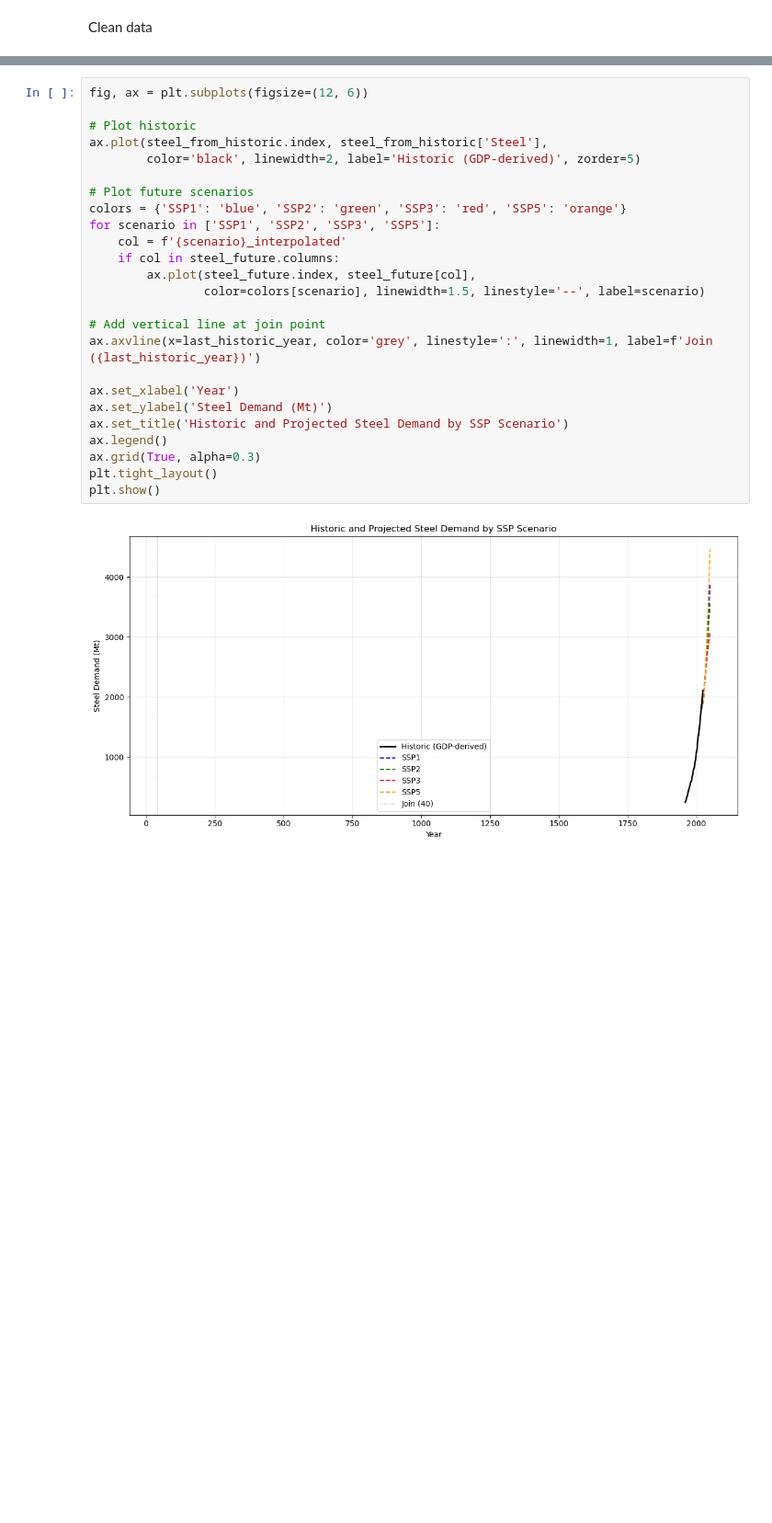
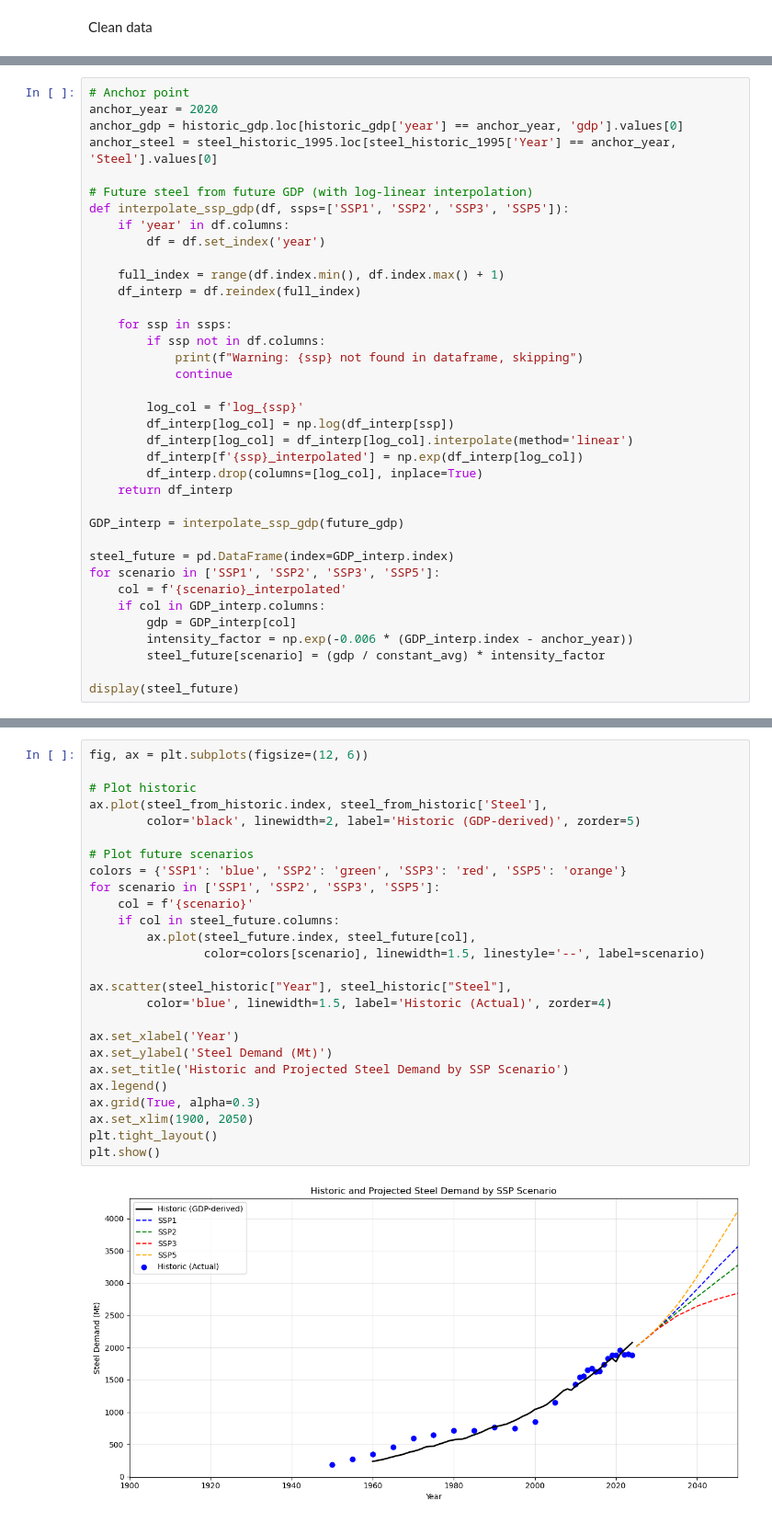
Before and after one commit to idaviktoria/master, a Jupyter notebook: electrolysers/raw_processing/steel_gdp_regression.ipynb, the cells around one changed output, grey strips where cells are left out. Shown at 92% size. Saved outputs shown, nothing was run; the diff lists cells and outputs as text; blank space fills up the shorter version.

```diff
--- a/electrolysers/raw_processing/steel_gdp_regression.ipynb
+++ b/electrolysers/raw_processing/steel_gdp_regression.ipynb
@@ -386,0 +284,37 @@ display(steel_scenarios)
+# %%
+# Anchor point
+anchor_year = 2020
+anchor_gdp = historic_gdp.loc[historic_gdp['year'] == anchor_year, 'gdp'].values[0]
+anchor_steel = steel_historic_1995.loc[steel_historic_1995['Year'] == anchor_year, 'Steel'].values[0]
+
+# Future steel from future GDP (with log-linear interpolation)
+def interpolate_ssp_gdp(df, ssps=['SSP1', 'SSP2', 'SSP3', 'SSP5']):
+    if 'year' in df.columns:
+        df = df.set_index('year')
+
+    full_index = range(df.index.min(), df.index.max() + 1)
+    df_interp = df.reindex(full_index)
+
+    for ssp in ssps:
+        if ssp not in df.columns:
+            print(f"Warning: {ssp} not found in dataframe, skipping")
+            continue
+
+        log_col = f'log_{ssp}'
+        df_interp[log_col] = np.log(df_interp[ssp])
+        df_interp[log_col] = df_interp[log_col].interpolate(method='linear')
+        df_interp[f'{ssp}_interpolated'] = np.exp(df_interp[log_col])
+        df_interp.drop(columns=[log_col], inplace=True)
+    return df_interp
+
+GDP_interp = interpolate_ssp_gdp(future_gdp)
+
+steel_future = pd.DataFrame(index=GDP_interp.index)
+for scenario in ['SSP1', 'SSP2', 'SSP3', 'SSP5']:
+    col = f'{scenario}_interpolated'
+    if col in GDP_interp.columns:
+        gdp = GDP_interp[col]
+        intensity_factor = np.exp(-0.006 * (GDP_interp.index - anchor_year))
+        steel_future[scenario] = (gdp / constant_avg) * intensity_factor
+
+display(steel_future)
@@ -387,27 +342,28 @@ display(steel_scenarios)
 # %%
 fig, ax = plt.subplots(figsize=(12, 6))
 
 # Plot historic
 ax.plot(steel_from_historic.index, steel_from_historic['Steel'],
         color='black', linewidth=2, label='Historic (GDP-derived)', zorder=5)
 
 # Plot future scenarios
 colors = {'SSP1': 'blue', 'SSP2': 'green', 'SSP3': 'red', 'SSP5': 'orange'}
 for scenario in ['SSP1', 'SSP2', 'SSP3', 'SSP5']:
-    col = f'{scenario}_interpolated'
+    col = f'{scenario}'
     if col in steel_future.columns:
         ax.plot(steel_future.index, steel_future[col],
                 color=colors[scenario], linewidth=1.5, linestyle='--', label=scenario)
 
-# Add vertical line at join point
-ax.axvline(x=last_historic_year, color='grey', linestyle=':', linewidth=1, label=f'Join ({last_historic_year})')
+ax.scatter(steel_historic["Year"], steel_historic["Steel"],
+        color='blue', linewidth=1.5, label='Historic (Actual)', zorder=4)
 
 ax.set_xlabel('Year')
 ax.set_ylabel('Steel Demand (Mt)')
 ax.set_title('Historic and Projected Steel Demand by SSP Scenario')
 ax.legend()
 ax.grid(True, alpha=0.3)
+ax.set_xlim(1900, 2050)
 plt.tight_layout()
 plt.show()
 # %% [output]
-[figure, old version]
+[figure, new version]
```
Also changed, not shown: parts of 28 cells of this notebook, 7 other files.
